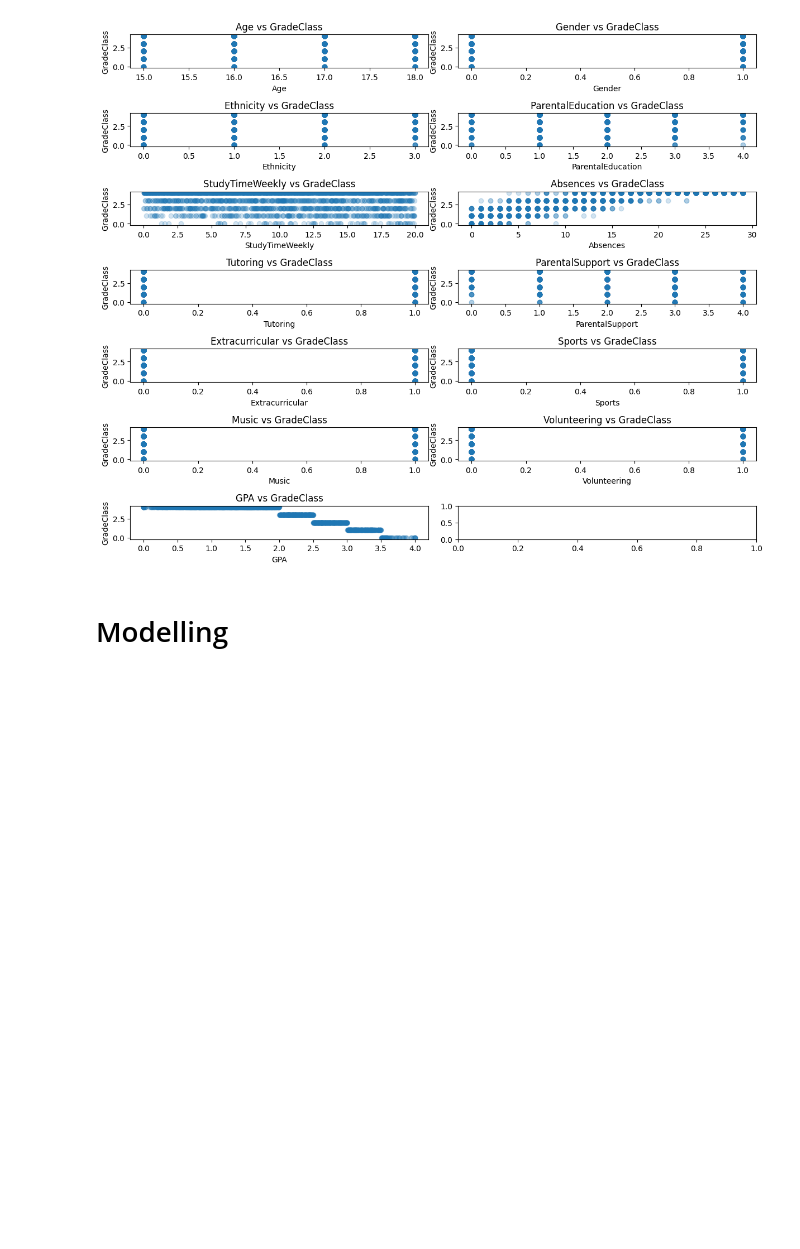
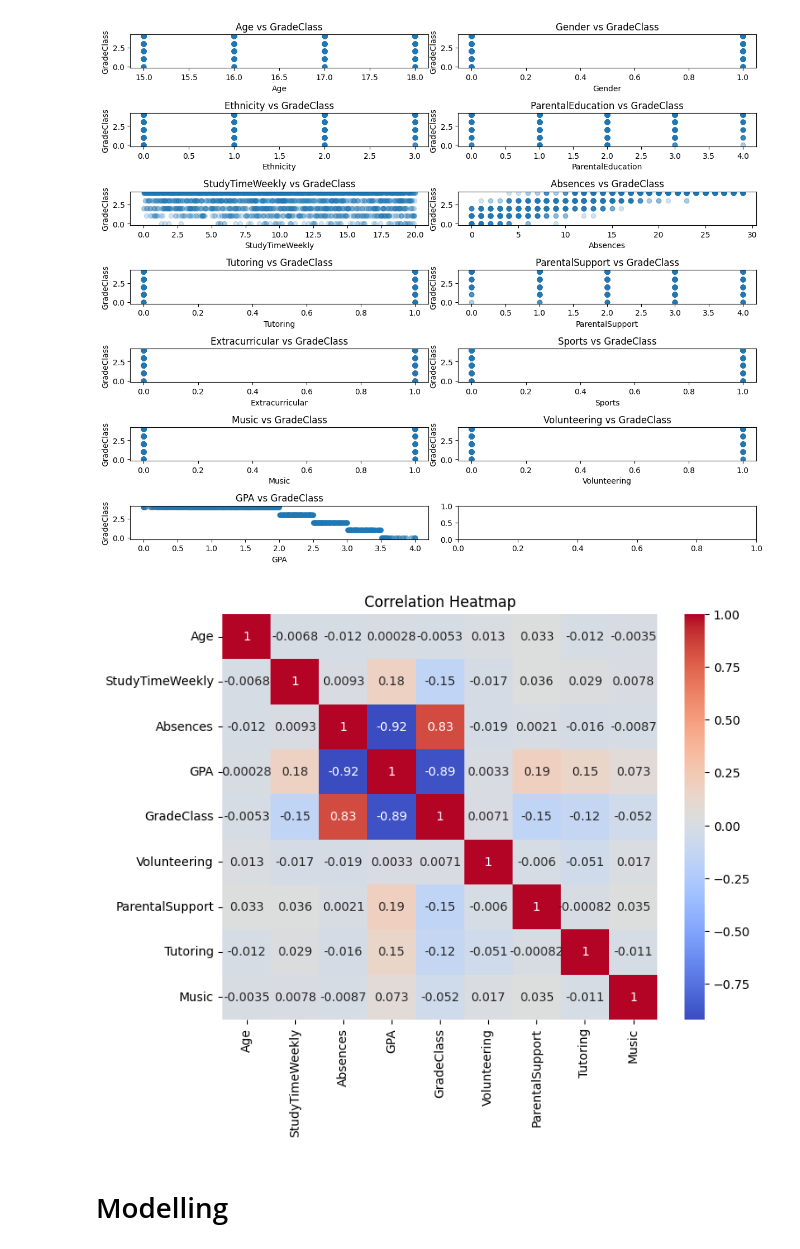
Before and after one commit to PyroNave/BrightPathAcademy, a Jupyter notebook: notebooks/experiment.ipynb, the cells around one changed output. Drawn from its saved outputs; the diff is of its cells as text; code cells hidden in the pictures; blank space fills up the shorter version.

```diff
--- a/notebooks/experiment.ipynb
+++ b/notebooks/experiment.ipynb
@@ -2,7 +2,7 @@
 import pandas as pd
 import matplotlib.pyplot as plt
 
-df = pd.read_csv('Student_performance_data .csv')
+df = pd.read_csv('../artifacts/Student_performance_data.csv')
 df.info()
 df.describe()
 print(df.head())
@@ -114,6 +114,17 @@ AllVsTarget(df, 'GradeClass')
 # %% [output]
 [figure]
 [figure]
+# %%
+import seaborn as sns
+import matplotlib.pyplot as plt
+
+numeric_cols = ['Age', 'StudyTimeWeekly', 'Absences', 'GPA', 'GradeClass', 'Volunteering', 'ParentalSupport', 'Tutoring', 'Music']
+plt.figure(figsize=(8, 6))
+sns.heatmap(df[numeric_cols].corr(), annot=True, cmap='coolwarm')
+plt.title('Correlation Heatmap')
+plt.show()
+# %% [output]
+[figure, added]
 # %% [markdown]
 # Modelling
 # %% [markdown]
```
Also changed, not shown: parts of 4 cells of this notebook, 7 other files.
